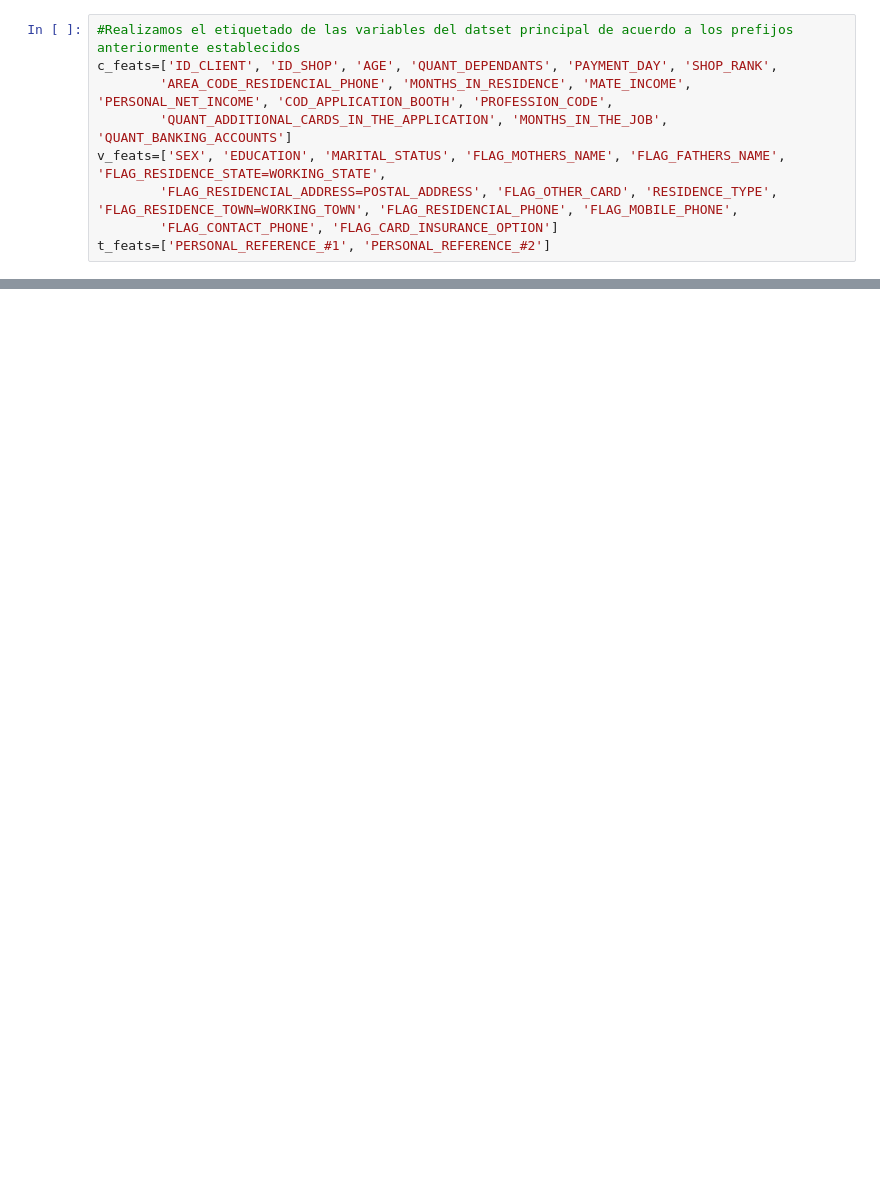
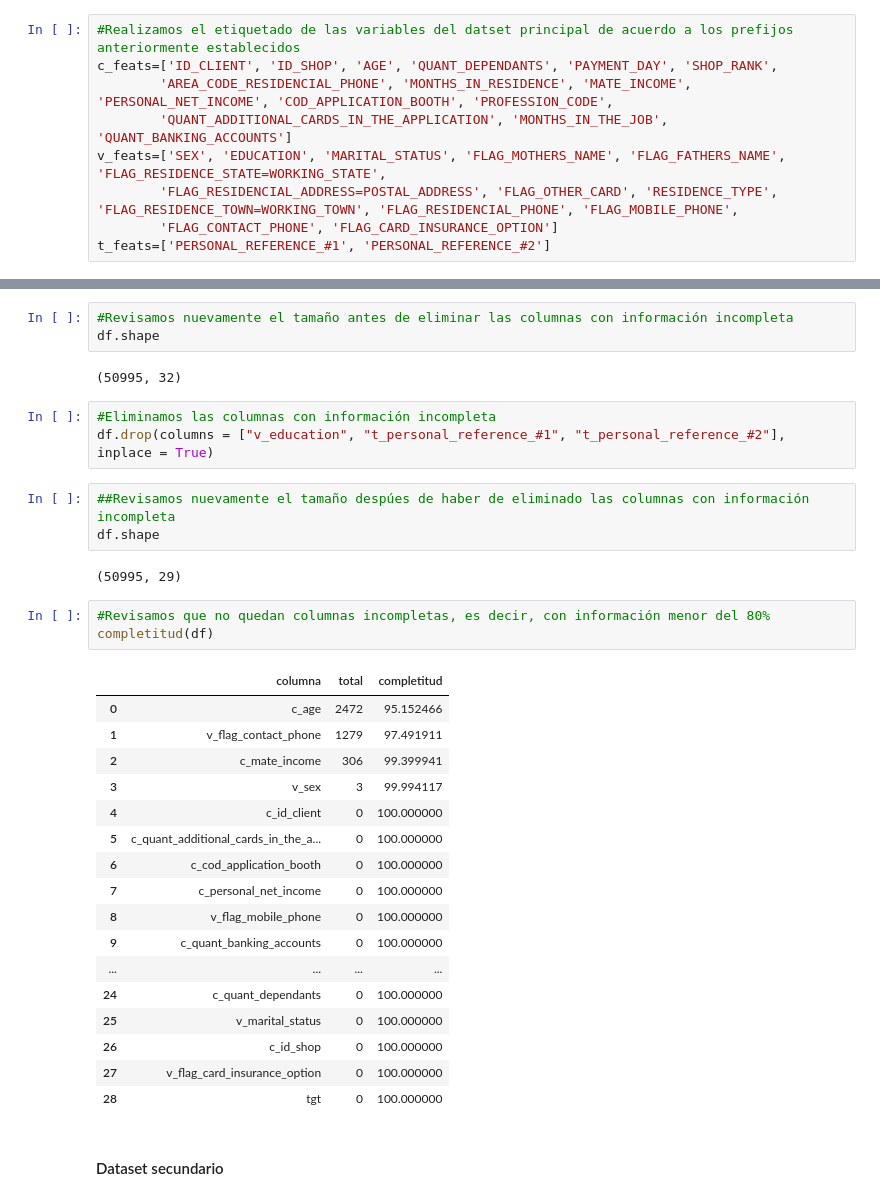
Before and after one commit to alanruizmondragon/examen, a Jupyter notebook: code/examen_ruiz_mondragon_alan.ipynb, the cells around one changed output, grey strips where cells are left out. Saved outputs shown, nothing was run; the diff lists cells and outputs as text; blank space fills up the shorter version.

```diff
--- a/code/examen_ruiz_mondragon_alan.ipynb
+++ b/code/examen_ruiz_mondragon_alan.ipynb
@@ -302,0 +468,36 @@ Index(['c_ID_CLIENT', 'c_ID_SHOP', 'v_SEX', 'v_MARITAL_STATUS', 'c_AGE',
+# %%
+#Revisamos nuevamente el tamaño antes de eliminar las columnas con información incompleta
+df.shape
+# %% [output]
+(50995, 32)
+# %%
+#Eliminamos las columnas con información incompleta
+df.drop(columns = ["v_education", "t_personal_reference_#1", "t_personal_reference_#2"], inplace = True)
+# %%
+##Revisamos nuevamente el tamaño despúes de haber de eliminado las columnas con información incompleta
+df.shape
+# %% [output]
+(50995, 29)
+# %%
+#Revisamos que no quedan columnas incompletas, es decir, con información menor del 80%
+completitud(df)
+# %% [output]
+|  | columna | total | completitud |
+| 0 | c_age | 2472 | 95.152466 |
+| 1 | v_flag_contact_phone | 1279 | 97.491911 |
+| 2 | c_mate_income | 306 | 99.399941 |
+| 3 | v_sex | 3 | 99.994117 |
+| 4 | c_id_client | 0 | 100.000000 |
+| 5 | c_quant_additional_cards_in_the_a... | 0 | 100.000000 |
+| 6 | c_cod_application_booth | 0 | 100.000000 |
+| 7 | c_personal_net_income | 0 | 100.000000 |
+| 8 | v_flag_mobile_phone | 0 | 100.000000 |
+| 9 | c_quant_banking_accounts | 0 | 100.000000 |
+| ... | ... | ... | ... |
+| 24 | c_quant_dependants | 0 | 100.000000 |
+| 25 | v_marital_status | 0 | 100.000000 |
+| 26 | c_id_shop | 0 | 100.000000 |
+| 27 | v_flag_card_insurance_option | 0 | 100.000000 |
+| 28 | tgt | 0 | 100.000000 |
+# %% [markdown]
+#### Dataset secundario
```
Also changed, not shown: parts of 43 cells of this notebook.
